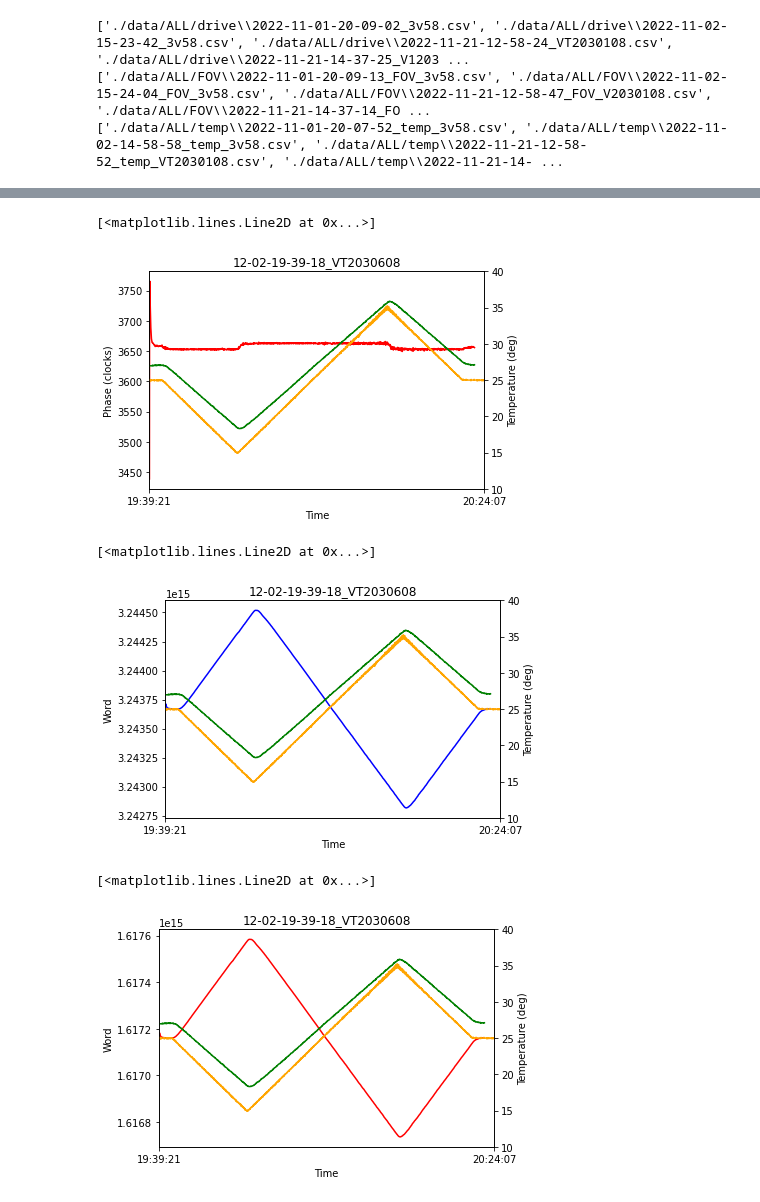
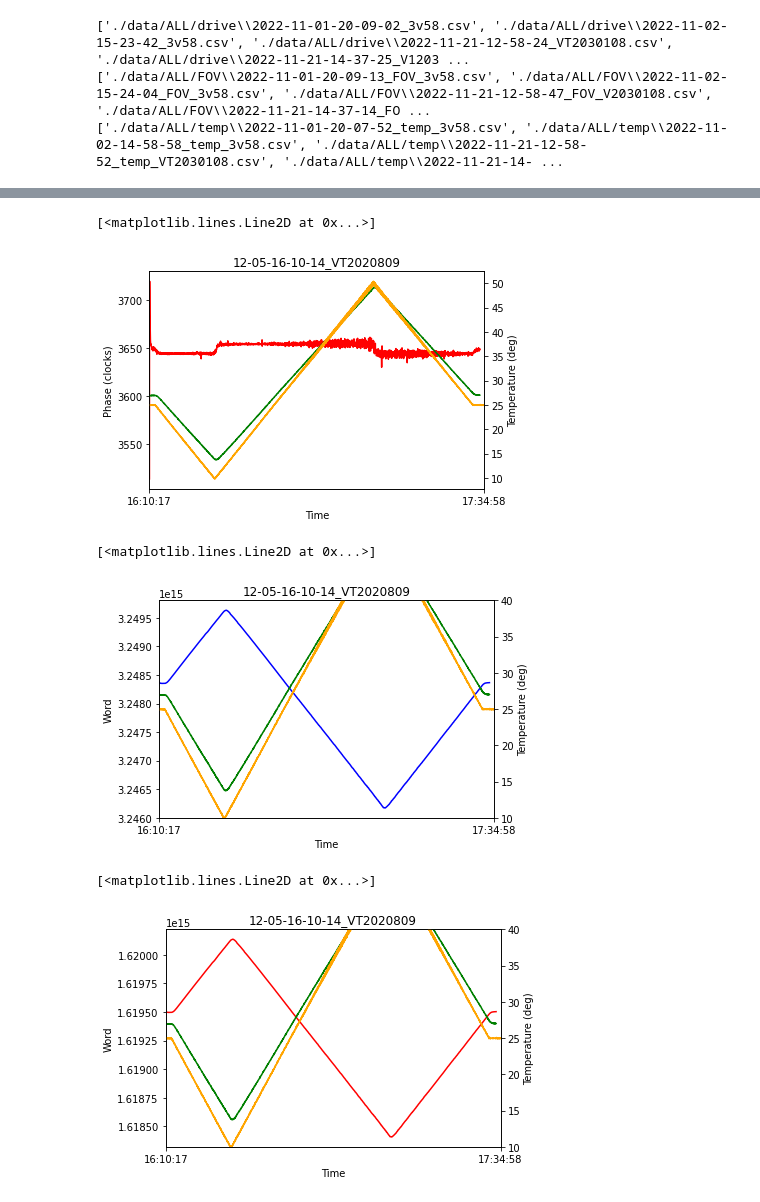
Before and after one commit to shinichirosonoda/Mems_multi_data_viewer, a Jupyter notebook: Display_csv_ALL.ipynb, the cells around one changed output, grey strips where cells are left out. Cells and saved outputs as stored; diff of their text form; code cells hidden in the pictures.

```diff
--- a/Display_csv_ALL.ipynb
+++ b/Display_csv_ALL.ipynb
@@ -22,7 +22,7 @@ print(sample_name1)
 print(sample_name2)
 print(sample_name3)
 
-i, j ,k = 28, 28, 28
+i, j ,k = 33, 33, 33
 # %% [output]
 ['./data/ALL/drive\\2022-11-01-20-09-02_3v58.csv', './data/ALL/drive\\2022-11-02-15-23-42_3v58.csv', './data/ALL/drive\\2022-11-21-12-58-24_VT2030108.csv', './data/ALL/drive\\2022-11-21-14-37-25_V1203 ...
 ['./data/ALL/FOV\\2022-11-01-20-09-13_FOV_3v58.csv', './data/ALL/FOV\\2022-11-02-15-24-04_FOV_3v58.csv', './data/ALL/FOV\\2022-11-21-12-58-47_FOV_V2030108.csv', './data/ALL/FOV\\2022-11-21-14-37-14_FO ...
@@ -231,29 +231,29 @@ ax2.plot(time3, df3["temperature"], color='orange')
 # %%
 fig, ax1 = plt.subplots()
 ax2 = ax1.twinx()
 
 ax1.set_xlabel("Time")
 ax1.set_ylabel("Phase (clocks)")
 ax2.set_ylabel("Temperature (deg)")
 plt.title(sample_name)
 
 xmin = time1[0]
 xmax = time3[len(time3)-1]
 
 plt.xlim([xmin,xmax])
 ax1.set_xticks([xmin, xmax])
 ax1.set_xticklabels([xmin.time(), xmax.time()])
 #ax1.set_ylim(3800,4000)
-ax2.set_ylim(10,40)
+#ax2.set_ylim(10,40)
 
 #ax1.plot(time1, df1["delay_fast"], color='b')
 ax1.plot(time1, df1["delay_slow"], color='r')
 ax2.plot(time1, df1["temperature"], color='g')
 ax2.plot(time3, df3["temperature"], color='orange')
 #ax2.plot(time3, df3["set_temperature"], color='b')
 # %% [output]
 [<matplotlib.lines.Line2D at 0x...>]
-[figure, old version]
+[figure, new version]
 # %%
 fig, ax1 = plt.subplots()
 ax2 = ax1.twinx()
@@ -279,7 +279,7 @@ ax2.plot(time3, df3["temperature"], color='orange')
 #ax2.plot(time3, df3["set_temperature"], color='b')
 # %% [output]
 [<matplotlib.lines.Line2D at 0x...>]
-[figure, old version]
+[figure, new version]
 # %%
 fig, ax1 = plt.subplots()
 ax2 = ax1.twinx()
@@ -305,7 +305,7 @@ ax2.plot(time3, df3["temperature"], color='orange')
 #ax2.plot(time3, df3["set_temperature"], color='b')
 # %% [output]
 [<matplotlib.lines.Line2D at 0x...>]
-[figure, old version]
+[figure, new version]
 # %%
 fig, ax1 = plt.subplots()
 ax2 = ax1.twinx()
```
Also changed, not shown: parts of 10 cells of this notebook, 25 other files.
